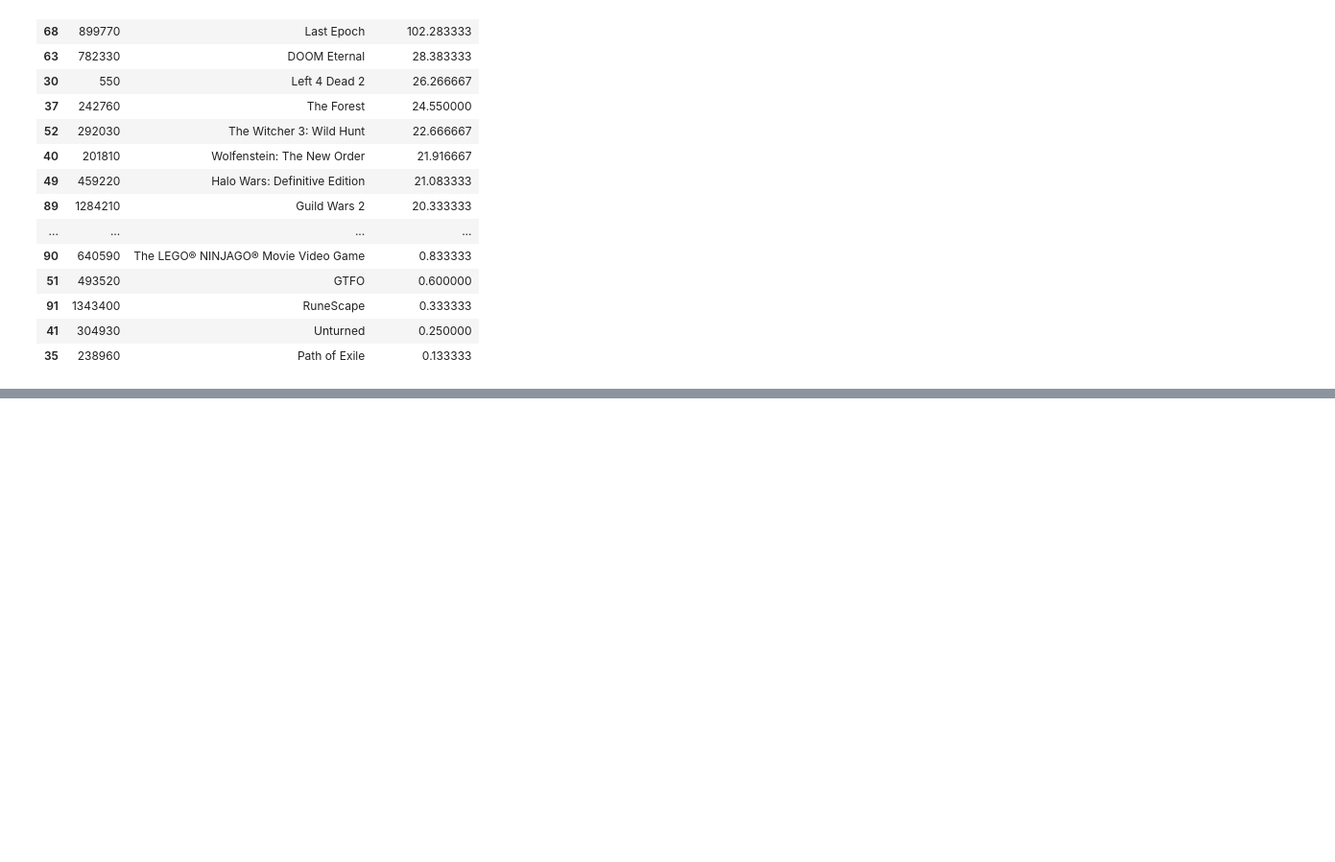
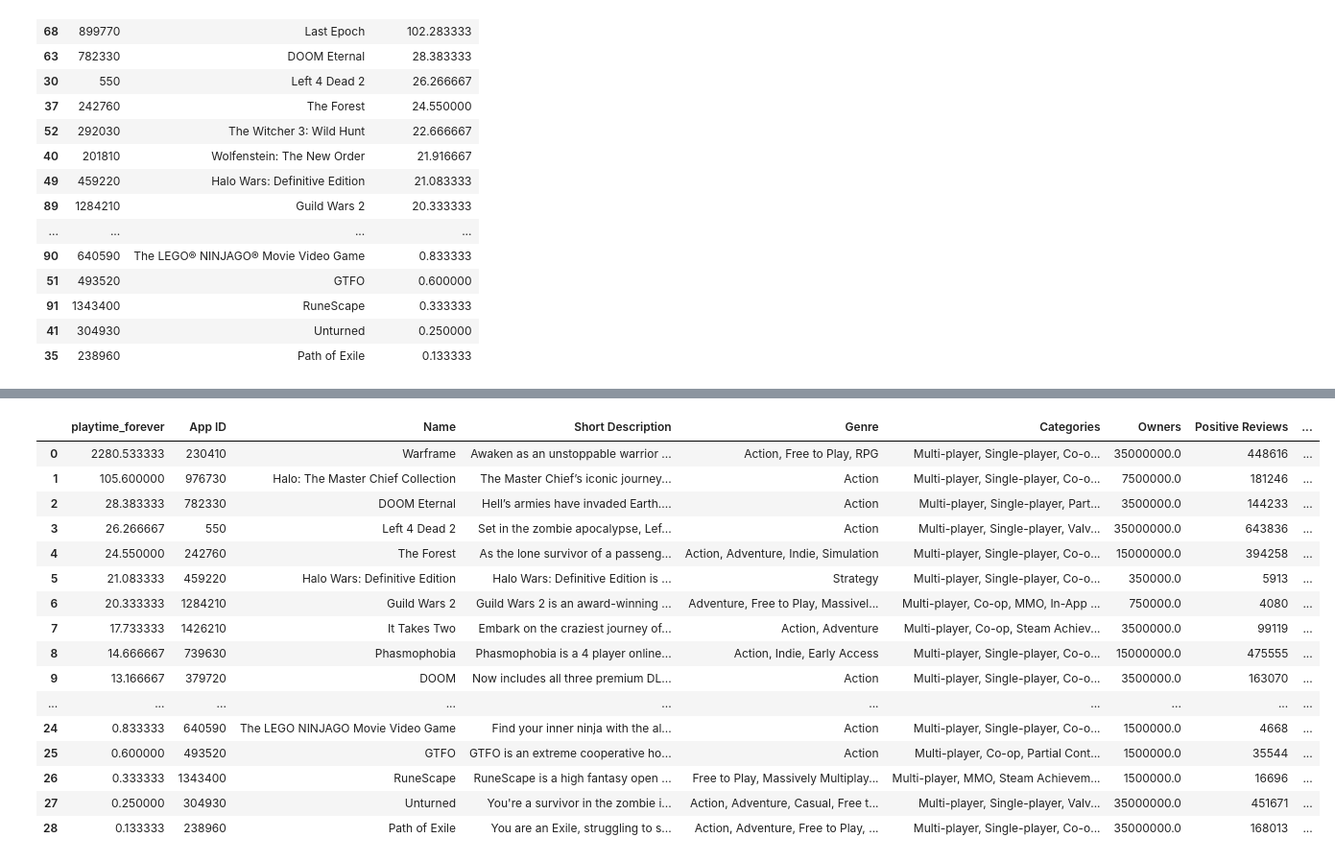
Before and after one commit to Composer117/Steam_recommender_project, a Jupyter notebook: Steam_get_user_data.ipynb, the cells around one changed output, grey strips where cells are left out. Shown at 96% size. Drawn from its saved outputs; the diff is of its cells as text; code cells hidden in the pictures; blank space fills up the shorter version.

Commit message:
Updated data with short description column for use with content based recommendation

```diff
--- a/Steam_get_user_data.ipynb
+++ b/Steam_get_user_data.ipynb
@@ -62,3 +62,6 @@ game_data
 | 91 | 1343400 | RuneScape | 0.333333 |
 | 41 | 304930 | Unturned | 0.250000 |
 | 35 | 238960 | Path of Exile | 0.133333 |
+# %%
+steam_games = pd.read_csv("data/steam_multi_games_cleaned.csv")
+steam_games.drop("Unnamed: 0", axis=1, inplace=True, errors="ignore")
@@ -64,0 +84,3 @@ game_data
+# %%
+game_data_merged = game_data.merge(steam_games, how="inner", left_on="appid", right_on="App ID")
+game_data_merged
@@ -64,0 +105,21 @@ game_data
+# %%
+game_data_merged.drop(["appid", "name"], axis=1, inplace=True, errors='ignore')
+game_data_merged
+# %% [output]
+|  | playtime_forever | App ID | Name | Short Description | Genre | Categories | Owners | Positive Reviews | ... |
+| 0 | 2280.533333 | 230410 | Warframe | Awaken as an unstoppable warrior ... | Action, Free to Play, RPG | Multi-player, Single-player, Co-o... | 35000000.0 | 448616 | ... |
+| 1 | 105.600000 | 976730 | Halo: The Master Chief Collection | The Master Chief’s iconic journey... | Action | Multi-player, Single-player, Co-o... | 7500000.0 | 181246 | ... |
+| 2 | 28.383333 | 782330 | DOOM Eternal | Hell’s armies have invaded Earth.... | Action | Multi-player, Single-player, Part... | 3500000.0 | 144233 | ... |
+| 3 | 26.266667 | 550 | Left 4 Dead 2 | Set in the zombie apocalypse, Lef... | Action | Multi-player, Single-player, Valv... | 35000000.0 | 643836 | ... |
+| 4 | 24.550000 | 242760 | The Forest | As the lone survivor of a passeng... | Action, Adventure, Indie, Simulation | Multi-player, Single-player, Co-o... | 15000000.0 | 394258 | ... |
+| 5 | 21.083333 | 459220 | Halo Wars: Definitive Edition | Halo Wars: Definitive Edition is ... | Strategy | Multi-player, Single-player, Co-o... | 350000.0 | 5913 | ... |
+| 6 | 20.333333 | 1284210 | Guild Wars 2 | Guild Wars 2 is an award-winning ... | Adventure, Free to Play, Massivel... | Multi-player, Co-op, MMO, In-App ... | 750000.0 | 4080 | ... |
+| 7 | 17.733333 | 1426210 | It Takes Two | Embark on the craziest journey of... | Action, Adventure | Multi-player, Co-op, Steam Achiev... | 3500000.0 | 99119 | ... |
+| 8 | 14.666667 | 739630 | Phasmophobia | Phasmophobia is a 4 player online... | Action, Indie, Early Access | Multi-player, Single-player, Co-o... | 15000000.0 | 475555 | ... |
+| 9 | 13.166667 | 379720 | DOOM | Now includes all three premium DL... | Action | Multi-player, Single-player, Co-o... | 3500000.0 | 163070 | ... |
+| ... | ... | ... | ... | ... | ... | ... | ... | ... | ... |
+| 24 | 0.833333 | 640590 | The LEGO NINJAGO Movie Video Game | Find your inner ninja with the al... | Action | Multi-player, Single-player, Co-o... | 1500000.0 | 4668 | ... |
+| 25 | 0.600000 | 493520 | GTFO | GTFO is an extreme cooperative ho... | Action | Multi-player, Co-op, Partial Cont... | 1500000.0 | 35544 | ... |
+| 26 | 0.333333 | 1343400 | RuneScape | RuneScape is a high fantasy open ... | Free to Play, Massively Multiplay... | Multi-player, MMO, Steam Achievem... | 1500000.0 | 16696 | ... |
+| 27 | 0.250000 | 304930 | Unturned | You're a survivor in the zombie i... | Action, Adventure, Casual, Free t... | Multi-player, Single-player, Valv... | 35000000.0 | 451671 | ... |
+| 28 | 0.133333 | 238960 | Path of Exile | You are an Exile, struggling to s... | Action, Adventure, Free to Play, ... | Multi-player, Single-player, Co-o... | 35000000.0 | 168013 | ... |
```
Also changed, not shown: parts of 5 cells of this notebook, 2 other files.
